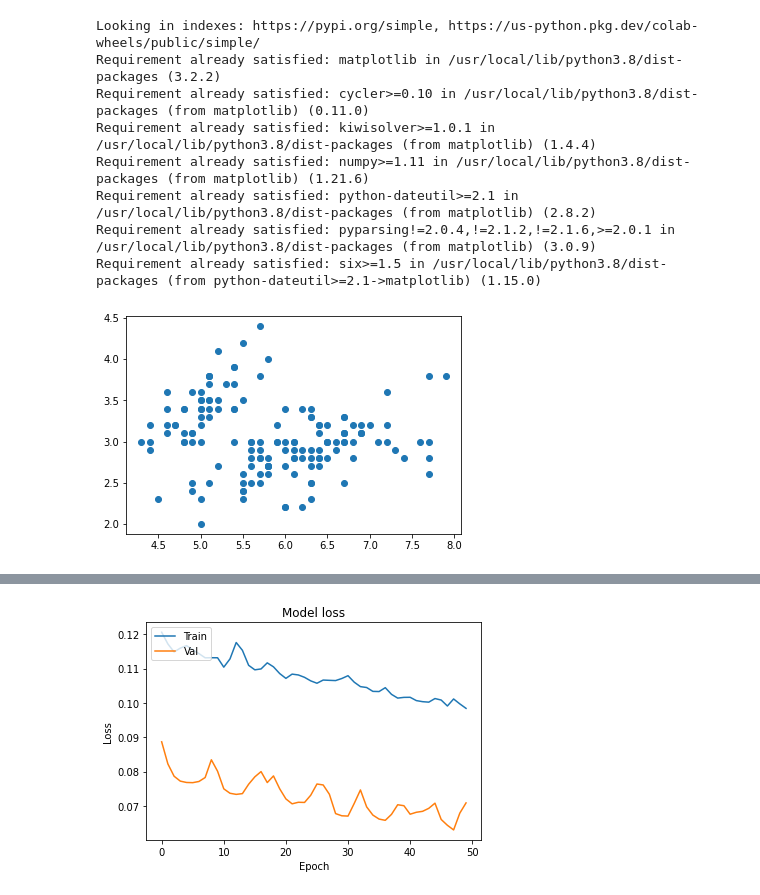
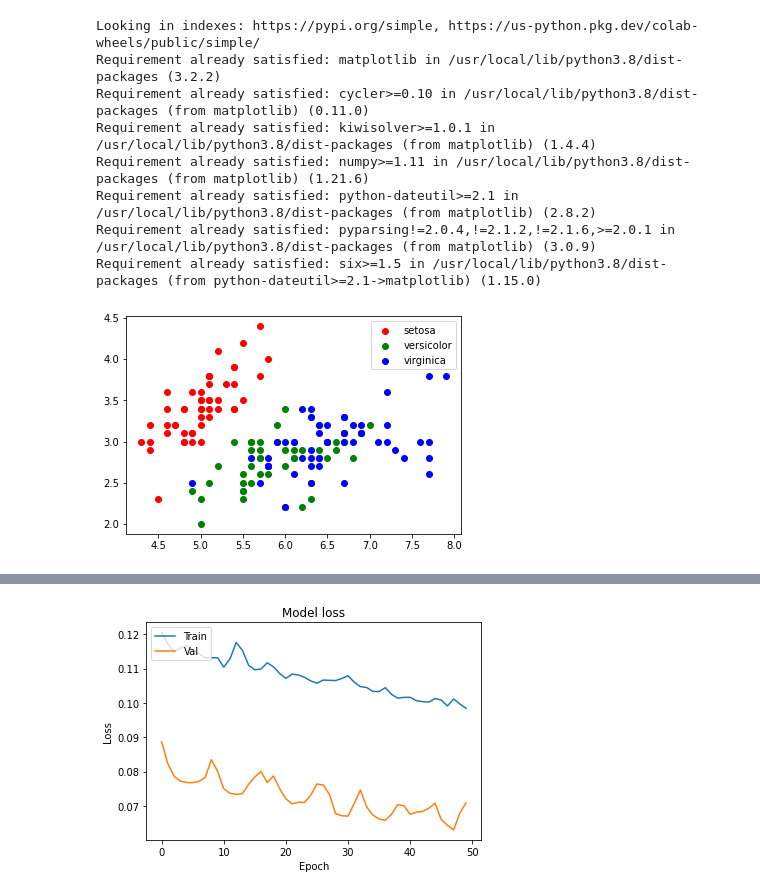
Before and after one commit to Okra77/LearningFromData, a Jupyter notebook: Iris_Tensorflow.ipynb, the cells around one changed output, grey strips where cells are left out. Cells and saved outputs as stored; diff of their text form; code cells hidden in the pictures.

```diff
--- a/Iris_Tensorflow.ipynb
+++ b/Iris_Tensorflow.ipynb
@@ -105,19 +105,28 @@ Requirement already satisfied: numpy>=1.11 in /usr/local/lib/python3.8/dist-pack
 Requirement already satisfied: python-dateutil>=2.1 in /usr/local/lib/python3.8/dist-packages (from matplotlib) (2.8.2)
 Requirement already satisfied: pyparsing!=2.0.4,!=2.1.2,!=2.1.6,>=2.0.1 in /usr/local/lib/python3.8/dist-packages (from matplotlib) (3.0.9)
 Requirement already satisfied: six>=1.5 in /usr/local/lib/python3.8/dist-packages (from python-dateutil>=2.1->matplotlib) (1.15.0)
-# %%
-#數據集散點圖
-import matplotlib.pyplot as plt
-
-from sklearn.datasets import load_iris
-iris_dataset = load_iris()
-
-#萼片長度與寬度
-sepal_length = iris_dataset['data'][:, 0]
-sepal_width = iris_dataset['data'][:, 1]
-
-#畫圖
-plt.scatter(sepal_length, sepal_width)
-plt.show()
-# %% [output]
-[figure, removed]
+# %%
+import matplotlib.pyplot as plt
+from sklearn import datasets
+
+iris = datasets.load_iris()
+X = iris.data
+y = iris.target
+
+
+fig, ax = plt.subplots()
+
+
+colors = ['red', 'green', 'blue']
+
+
+for i in range(3):
+    ax.scatter(X[y==i, 0], X[y==i, 1], color=colors[i], label=iris.target_names[i])
+
+
+ax.legend()
+
+
+plt.show()
+# %% [output]
+[figure, added]
```
Also changed, not shown: parts of 2 cells of this notebook.
